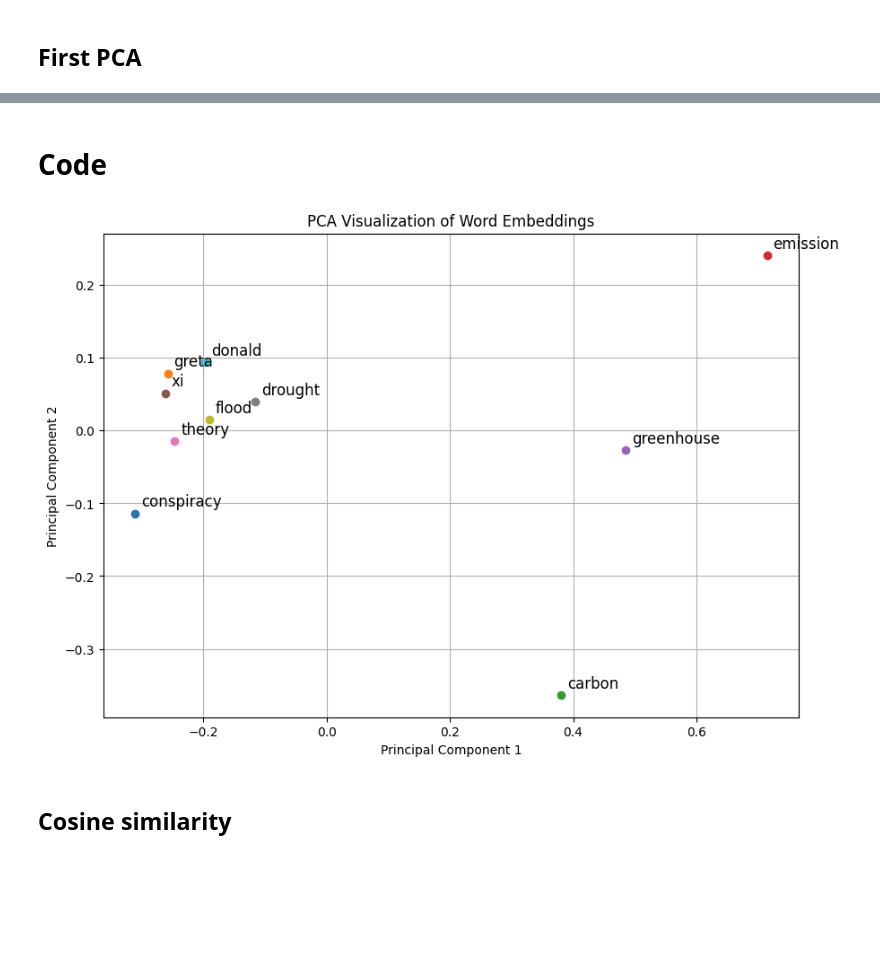
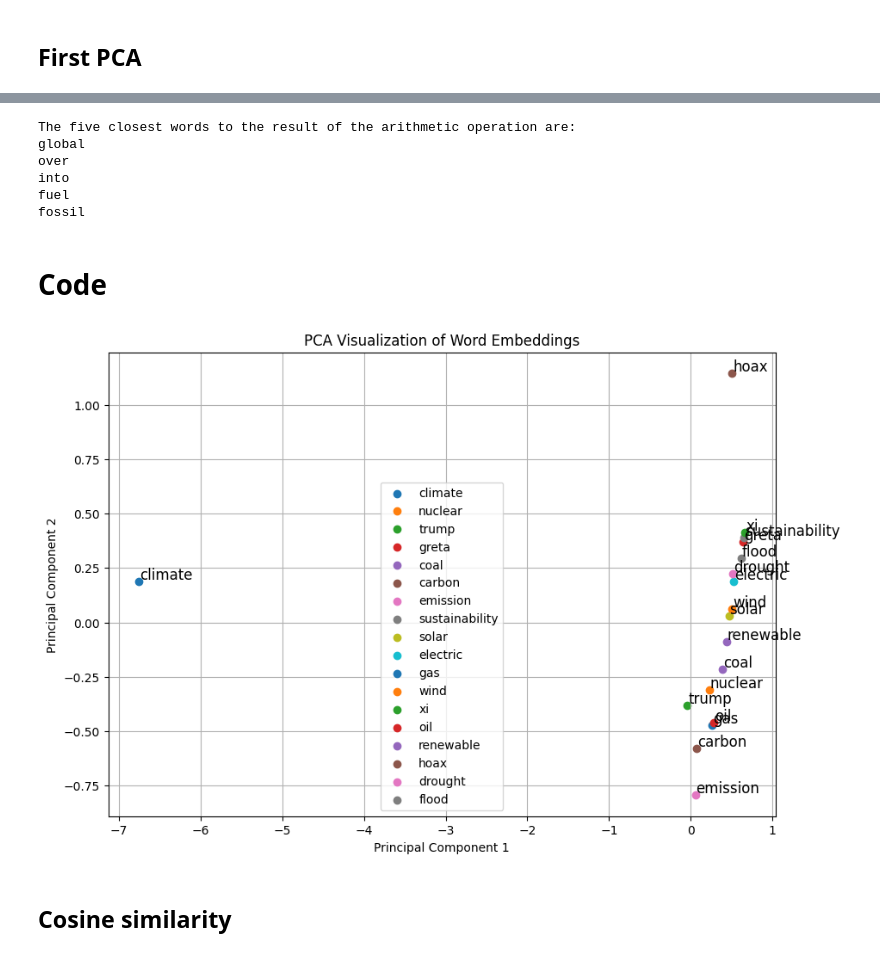
Before and after one commit to tobiaswtzl/dlss-project24, a Jupyter notebook: code/2. Deep Learning Model/SemSim.ipynb, the cells around one changed output, grey strips where cells are left out. Drawn from its saved outputs; the diff is of its cells as text; code cells hidden in the pictures; blank space fills up the shorter version.

```diff
--- a/code/2. Deep Learning Model/SemSim.ipynb
+++ b/code/2. Deep Learning Model/SemSim.ipynb
@@ -5,14 +4,16 @@
 import numpy as np
 from sklearn.decomposition import PCA
 import matplotlib.pyplot as plt
-from sklearn.metrics.pairwise import cosine_similarity
 import pandas as pd
 import seaborn as sns
 from sklearn.preprocessing import StandardScaler
 import matplotlib.patheffects as PathEffects
+from sklearn.metrics.pairwise import cosine_similarity
+import plotly.express as px
 
 
-df_embeddings = pd.read_csv("/Users/fabianmahner/Downloads/embeddings_CBOW_all_2000.csv")
+
+df_embeddings = pd.read_csv("/Users/fabianmahner/dlss-project24/data/embeddings/embeddings_CBOW_sampled_100k_all_text.csv")
 # %%
 df_embeddings = df_embeddings.iloc[:,1:]
 # %%
@@ -49,8 +49,9 @@ pca_df = pd.DataFrame(data=principal_components, columns=['PC1', 'PC2'])
 # Add the 'word' column back for labeling
 pca_df['word'] = df_embeddings['word']
 
-# Specify the words you want to highlight
-highlight_words = ["climate",  "trump", "greta", "xi", "emission", "carbon"]
+# Specifying the words to highlight
+highlight_words = ["donald",  "conspiracy", "greta",
+                   "xi", "emission", "carbon"]
 
 # Filter the DataFrame to include only the selected words
 highlight_df = pca_df[pca_df['word'].isin(highlight_words)]
@@ -66,8 +67,6 @@ sns.scatterplot(x='PC1', y='PC2', data=highlight_df, color='red')
 for i in range(highlight_df.shape[0]):
     txt = plt.text(x=highlight_df.PC1.iloc[i], y=highlight_df.PC2.iloc[i], s=highlight_df.word.iloc[i],
                    fontdict=dict(color='black', size=12, weight='bold'))
-
-    # Add a white outline to the text for better visibility
     txt.set_path_effects([PathEffects.withStroke(linewidth=1, foreground='white')])
 plt.xlim(-20, 50)  # Example limits for PC1
 plt.ylim(-50, 50)  # Example limits for PC2
@@ -80,38 +79,68 @@ plt.show()
+# %%
+# renewable - fossil + energy
+
+# Extract vectors for the words
+vector_greta = pca_df[pca_df['word'] == 'global'][['PC1', 'PC2']].values[0]
+vector_carbon = pca_df[pca_df['word'] == 'politics'][['PC1', 'PC2']].values[0]
+vector_donald= pca_df[pca_df['word'] == 'sustainability'][['PC1', 'PC2']].values[0]
+
+# Perform the arithmetic: renewable - fossil + energy
+result_vector = vector_greta + vector_carbon - vector_donald
+
+# Calculate the distances between the result_vector and all other vectors
+distances = np.linalg.norm(pca_df[['PC1', 'PC2']].values - result_vector, axis=1)
+
+# Find the indices of the five closest vectors
+closest_word_indices = np.argsort(distances)[:5]
+
+# Retrieve the corresponding words
+closest_words = pca_df.iloc[closest_word_indices]['word'].values
+
+print("The five closest words to the result of the arithmetic operation are:")
+for word in closest_words:
+    print(word)
+# %% [output]
+The five closest words to the result of the arithmetic operation are:
+global
+over
+into
+fuel
+fossil
 # %% [markdown]
 # Code
 # %%
 # List of words you want to visualize
-words_to_visualize = ["carbon", "emission", "greenhouse", "flood", "drought", "theory",
-                       "xi", "greta",  "conspiracy", "donald"]
+words_to_visualize = ['climate', 'carbon', 'sustainability', 'emission', "electric", "drought", "flood",
+                      "trump", "greta", "xi", "wind", "solar", "coal", "oil", "gas", "renewable", "nuclear", "hoax"]
 
 # Filter the dataframe for those words
 df_filtered = df_embeddings[df_embeddings['word'].isin(words_to_visualize)]
 
 # Extract the features for PCA
 X = df_filtered.drop(columns=['word'])
 
 # Apply PCA to reduce dimensions to 2
 pca = PCA(n_components=2)
 X_pca = pca.fit_transform(X)
 
 # Create a DataFrame for the PCA results
 pca_df = pd.DataFrame(X_pca, columns=['PC1', 'PC2'])
 pca_df['word'] = df_filtered['word'].values
 
 # Plot the results
 plt.figure(figsize=(10, 7))
 for i, word in enumerate(pca_df['word']):
     plt.scatter(pca_df['PC1'].iloc[i], pca_df['PC2'].iloc[i], label=word)
     plt.text(pca_df['PC1'].iloc[i] + 0.01, pca_df['PC2'].iloc[i] + 0.01, word, fontsize=12)
 
 plt.title('PCA Visualization of Word Embeddings')
 plt.xlabel('Principal Component 1')
 plt.ylabel('Principal Component 2')
-#plt.legend()
+plt.legend()
 plt.grid(True)
 plt.show()
 # %% [output]
-[figure, old version]
+[figure, new version]
 # %% [markdown]
 ## Cosine similarity
 # %%
```
Also changed, not shown: parts of 9 cells of this notebook, 2 other files.
